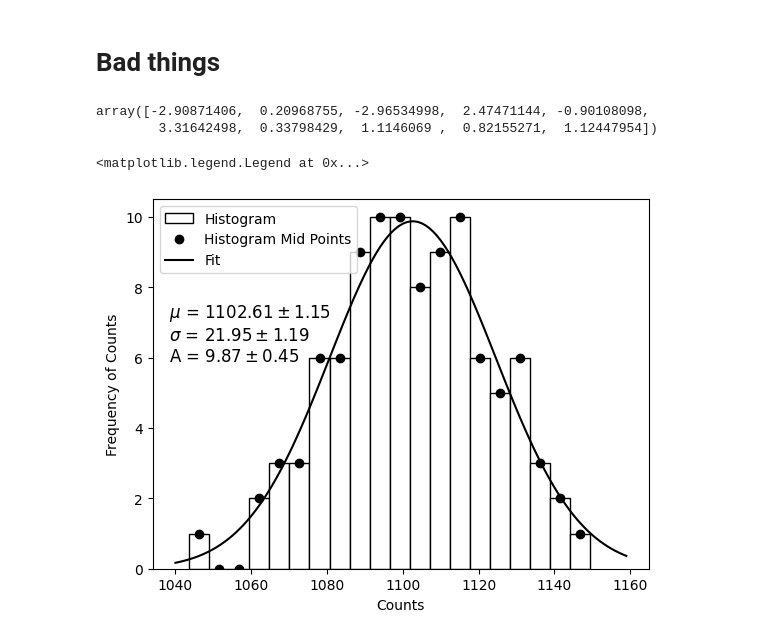
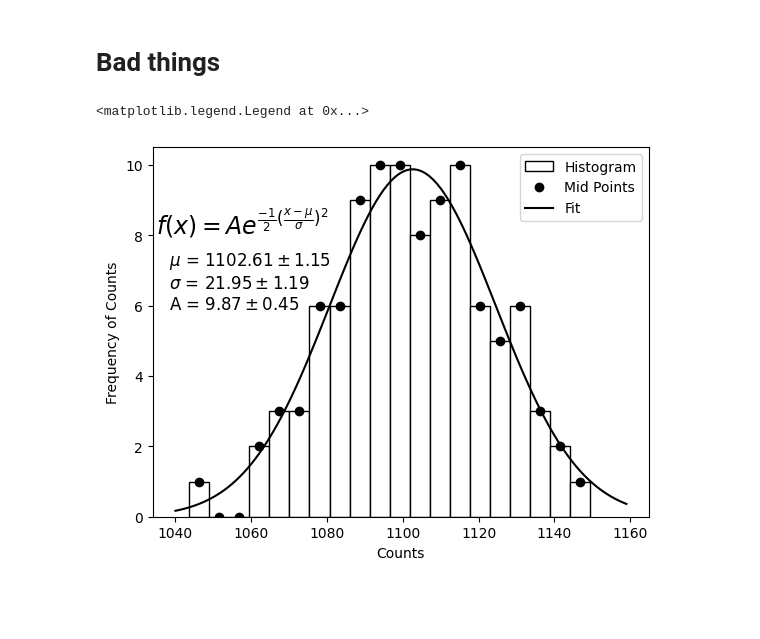
Before and after one commit to PeithonKing/lab_reports, a Jupyter notebook: Sem6/Nuclear_Physics/Expt1/process.ipynb, the cells around one changed output. Saved outputs shown, nothing was run; the diff lists cells and outputs as text; code cells hidden in the pictures; blank space fills up the shorter version.

```diff
--- a/Sem6/Nuclear_Physics/Expt1/process.ipynb
+++ b/Sem6/Nuclear_Physics/Expt1/process.ipynb
@@ -109,11 +109,6 @@ print(f"The current activity of Tl-204 is {current_activity:.2f} Becquerels.")
 The current activity of Tl-204 is 2846.86 Becquerels.
 # %% [markdown]
 # Bad things
-# %%
-np.random.normal(0, 2, (10))
-# %% [output]
-array([-2.90871406,  0.20968755, -2.96534998,  2.47471144, -0.90108098,
-        3.31642498,  0.33798429,  1.1146069 ,  0.82155271,  1.12447954])
 # %%
 def mids(arr):
     ret = []
@@ -123,28 +118,30 @@ def mids(arr):
 # %%
 def gauss(x, mu, sigma, A):
 	return A*np.exp(-(x-mu)**2/(2*sigma**2))
 # set a particular seed
 np.random.seed(11)
 data = np.random.normal(1102, 22, (100))
 a = plt.hist(data, bins=20, color = "#fff", lw=1, ec="#000", label="Histogram")
 xs = mids(a[1])
 ys = a[0]
-plt.plot(mids(a[1]), a[0], 'ko', label="Histogram Mid Points")
+plt.plot(mids(a[1]), a[0], 'ko', label="Mid Points")
 
 popt, pcov = curve_fit(gauss, xs, ys, [1102, 22, 10])
 
 xFit = np.arange(1040, 1160, 1)
 plt.plot(xFit, gauss(xFit, *popt), 'k', label='Fit')
 
+text1 = r"$f(x) = A e^{\frac{-1}{2}(\frac{x-\mu}{\sigma})^2}$" #
 text = rf"""
 $\mu$ = ${popt[0]:.2f} \pm {pcov[0,0]**0.5:.2f}$
 $\sigma$ = ${popt[1]:.2f} \pm {pcov[1,1]**0.5:.2f}$
 A = ${popt[2]:.2f} \pm {pcov[2,2]**0.5:.2f}$
 """
 plt.text(0.15, 0.5, text, fontsize=12, transform=plt.gcf().transFigure)
+plt.text(0.13, 0.7, text1, fontsize=17, transform=plt.gcf().transFigure)
 plt.xlabel("Counts")
 plt.ylabel("Frequency of Counts")
 plt.legend()
 # %% [output]
 <matplotlib.legend.Legend at 0x...>
-[figure, old version]
+[figure, new version]
```
Also changed, not shown: 34 other files.
